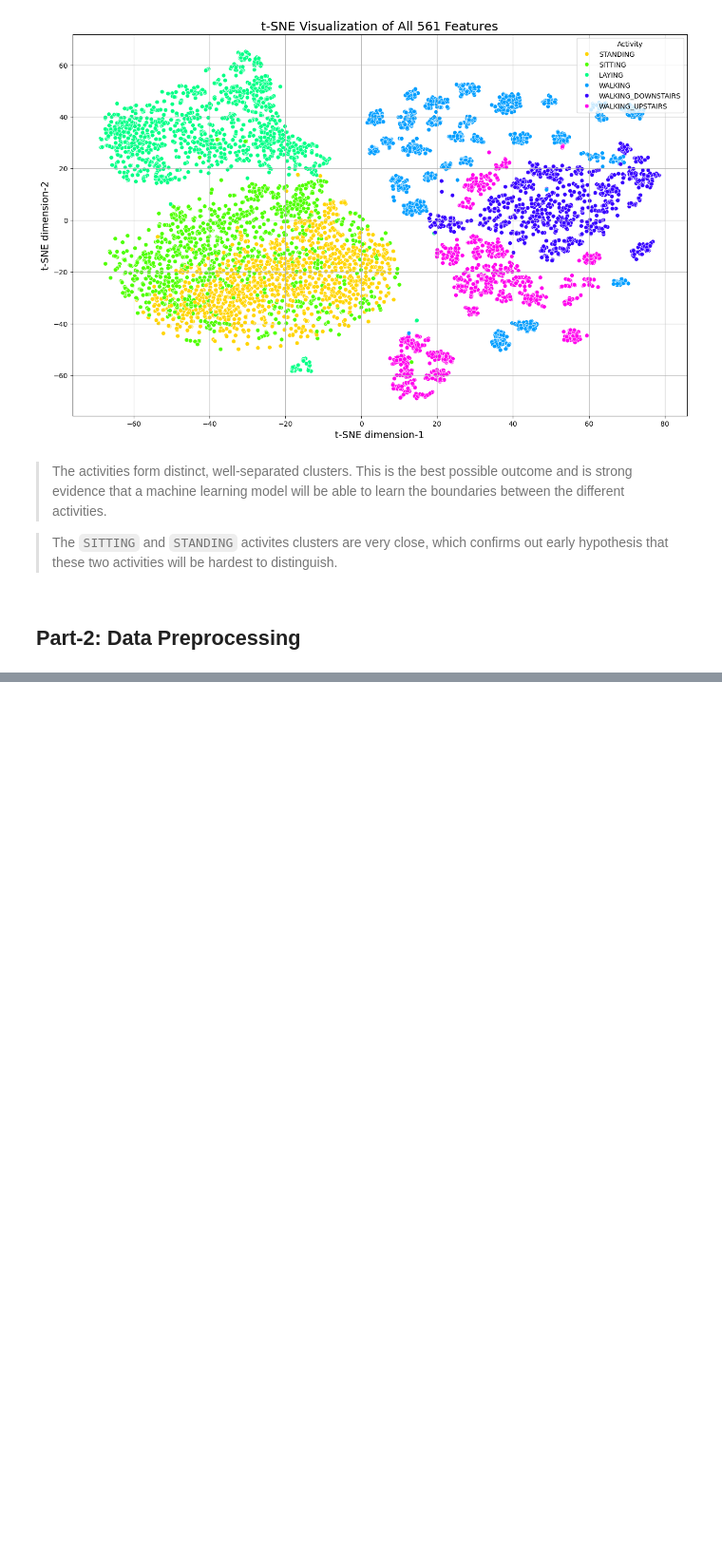
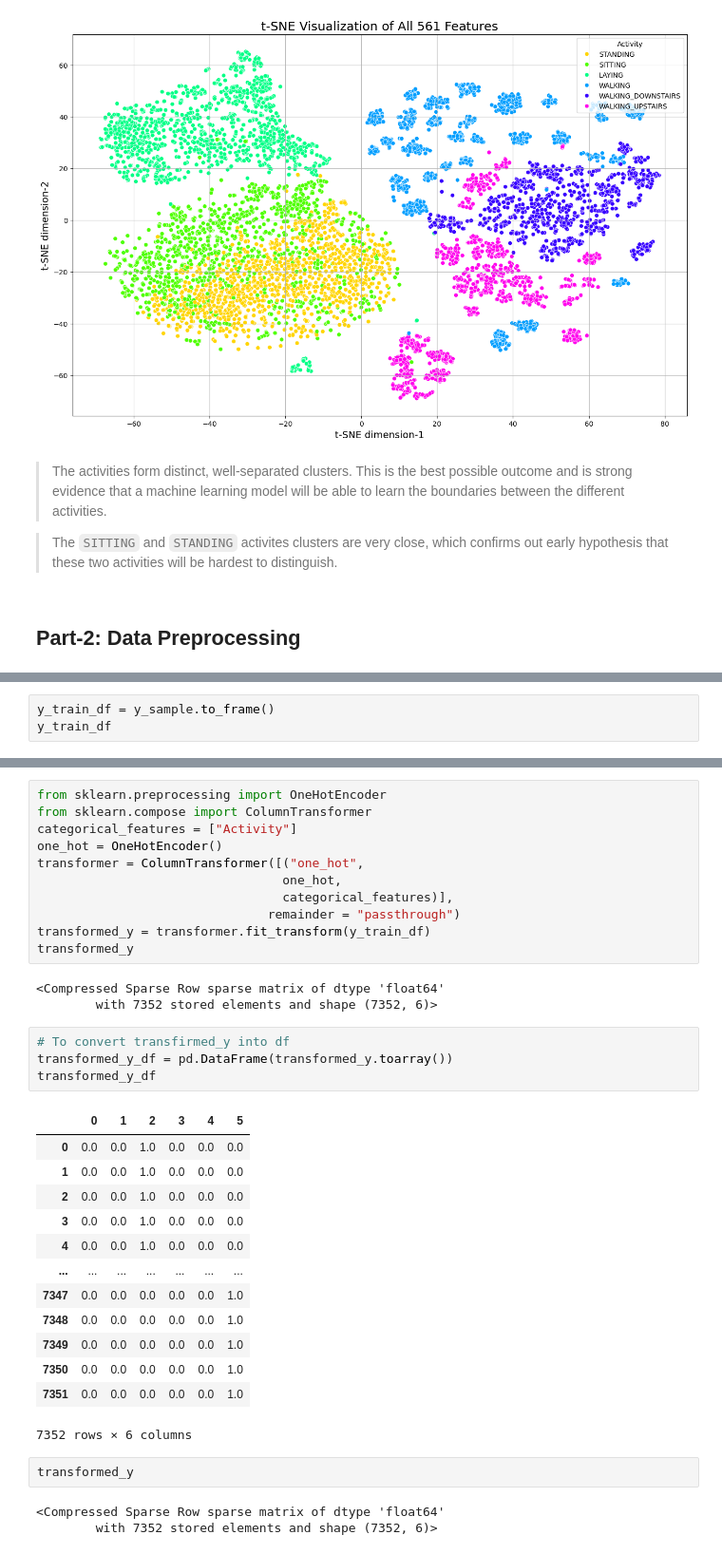
Before and after one commit to solar-node/Human-Activity-Recognition, a Jupyter notebook: human-activity-recognition.ipynb, the cells around one changed output, grey strips where cells are left out. Shown at 95% size. Saved outputs shown, nothing was run; the diff lists cells and outputs as text; blank space fills up the shorter version.

```diff
--- a/human-activity-recognition.ipynb
+++ b/human-activity-recognition.ipynb
@@ -272,0 +297,3 @@ plt.show();
+# %%
+y_train_df = y_sample.to_frame()
+y_train_df
@@ -272,0 +314,37 @@ plt.show();
+# %%
+from sklearn.preprocessing import OneHotEncoder
+from sklearn.compose import ColumnTransformer
+categorical_features = ["Activity"]
+one_hot = OneHotEncoder()
+transformer = ColumnTransformer([("one_hot",
+                                 one_hot,
+                                 categorical_features)],
+                               remainder = "passthrough")
+transformed_y = transformer.fit_transform(y_train_df)
+transformed_y
+# %% [output]
+<Compressed Sparse Row sparse matrix of dtype 'float64'
+        with 7352 stored elements and shape (7352, 6)>
+# %%
+# To convert transfirmed_y into df
+transformed_y_df = pd.DataFrame(transformed_y.toarray())
+transformed_y_df
+# %% [output]
+|  | 0 | 1 | 2 | 3 | 4 | 5 |
+| 0 | 0.0 | 0.0 | 1.0 | 0.0 | 0.0 | 0.0 |
+| 1 | 0.0 | 0.0 | 1.0 | 0.0 | 0.0 | 0.0 |
+| 2 | 0.0 | 0.0 | 1.0 | 0.0 | 0.0 | 0.0 |
+| 3 | 0.0 | 0.0 | 1.0 | 0.0 | 0.0 | 0.0 |
+| 4 | 0.0 | 0.0 | 1.0 | 0.0 | 0.0 | 0.0 |
+| ... | ... | ... | ... | ... | ... | ... |
+| 7347 | 0.0 | 0.0 | 0.0 | 0.0 | 0.0 | 1.0 |
+| 7348 | 0.0 | 0.0 | 0.0 | 0.0 | 0.0 | 1.0 |
+| 7349 | 0.0 | 0.0 | 0.0 | 0.0 | 0.0 | 1.0 |
+| 7350 | 0.0 | 0.0 | 0.0 | 0.0 | 0.0 | 1.0 |
+| 7351 | 0.0 | 0.0 | 0.0 | 0.0 | 0.0 | 1.0 |
+7352 rows × 6 columns
+# %%
+transformed_y
+# %% [output]
+<Compressed Sparse Row sparse matrix of dtype 'float64'
+        with 7352 stored elements and shape (7352, 6)>
```
Also changed, not shown: parts of 9 cells of this notebook.
